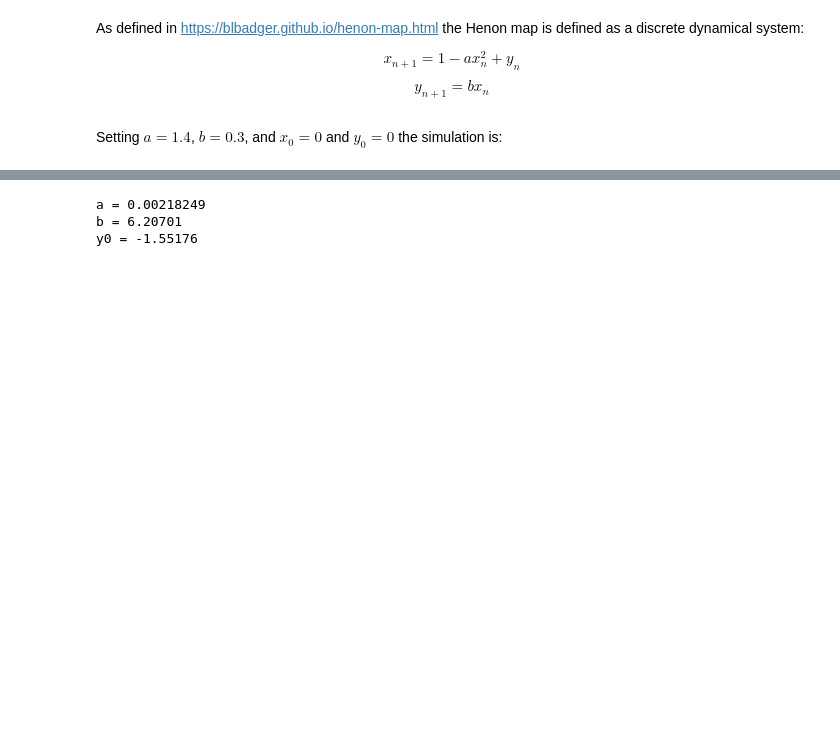
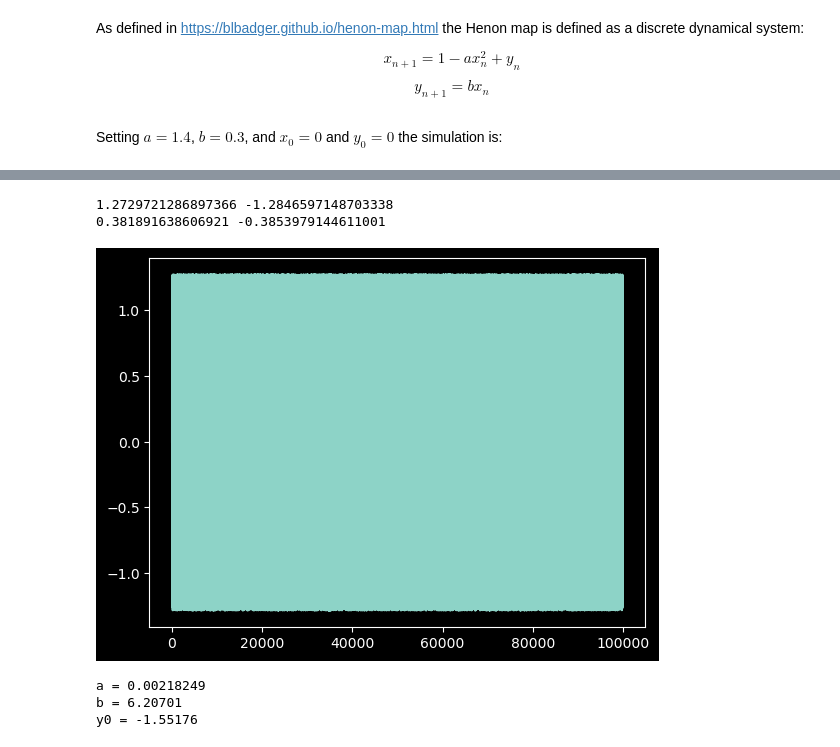
Before and after one commit to MatthewChen37/MATH8803-Final-Project, a Jupyter notebook: Henon_Map.ipynb, the cells around one changed output, grey strips where cells are left out. Saved outputs shown, nothing was run; the diff lists cells and outputs as text; code cells hidden in the pictures; blank space fills up the shorter version.

```diff
--- a/Henon_Map.ipynb
+++ b/Henon_Map.ipynb
@@ -43,3 +43,11 @@ plt.close()
+# %%
+plt.plot(X)
+print(X.max(), X.min())
+print(Y.max(), Y.min())
+# %% [output]
+1.2729721286897366 -1.2846597148703338
+0.381891638606921 -0.3853979144611001
+[figure, added]
 # %%
 import numpy as np
 from scipy.integrate import odeint
```
Also changed, not shown: parts of 3 cells of this notebook, 3 other files.
